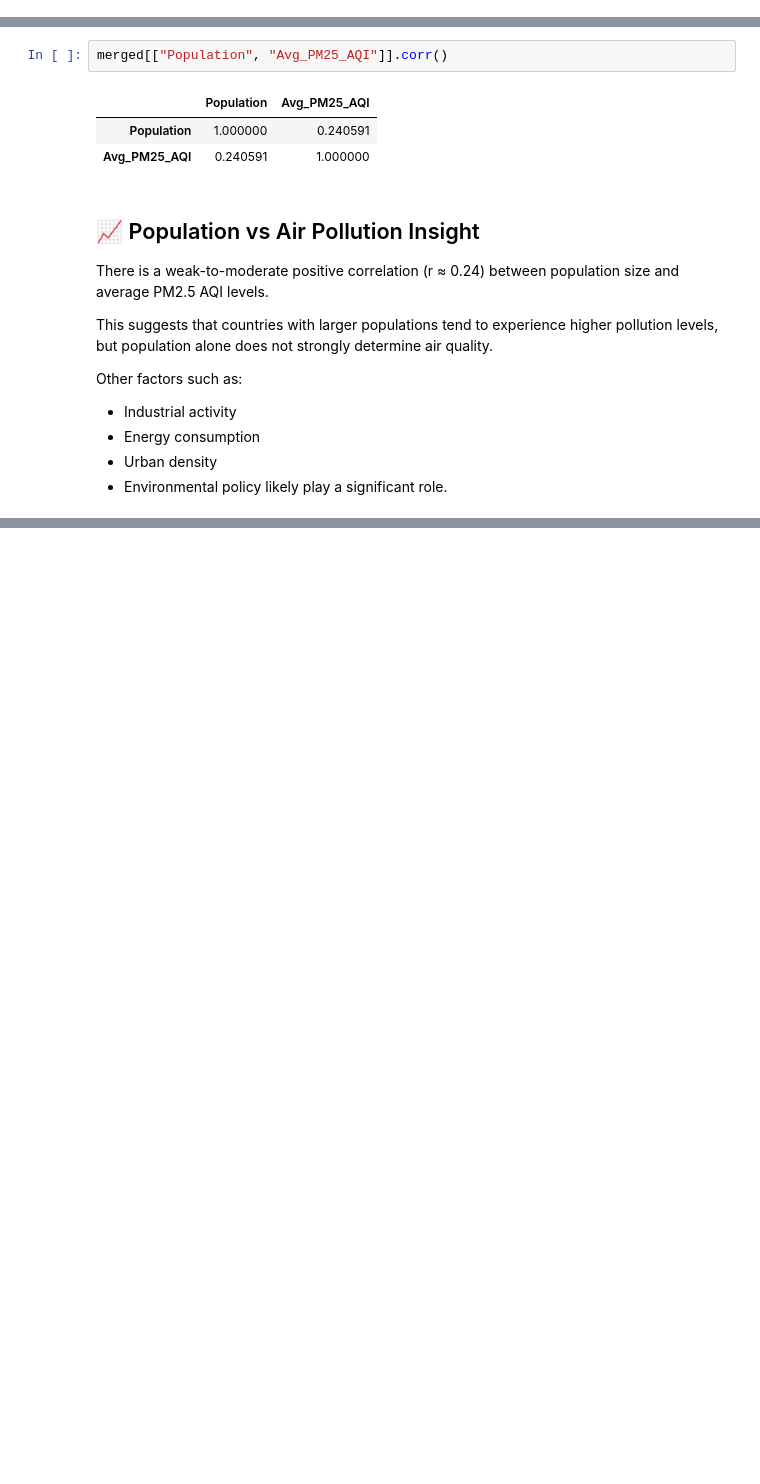
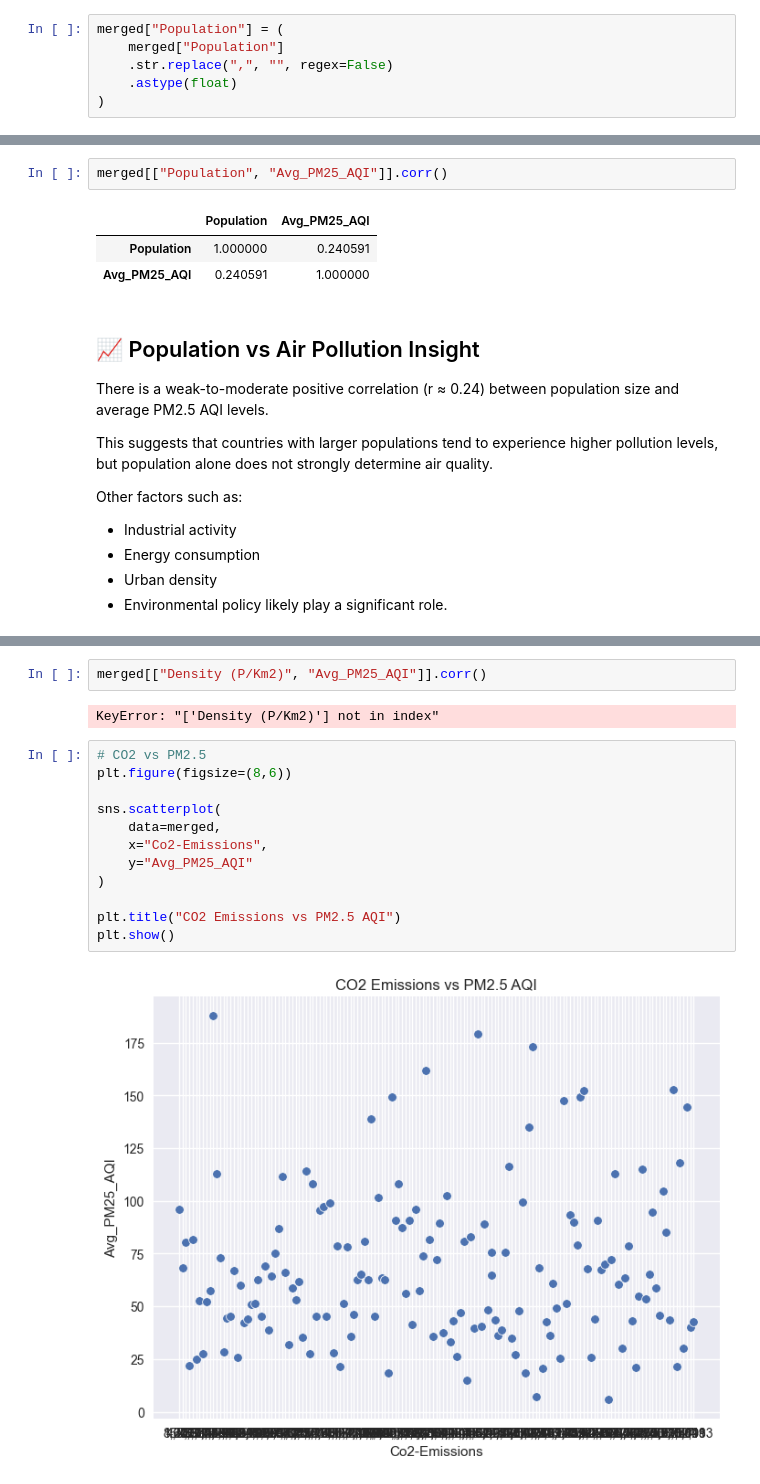
Before and after one commit to AbhilipsaPati0/Urban-Life-Intelligence-System, a Jupyter notebook: notebooks/global_environment_analysis.ipynb, the cells around one changed output, grey strips where cells are left out. Saved outputs shown, nothing was run; the diff lists cells and outputs as text; blank space fills up the shorter version.

```diff
--- a/notebooks/global_environment_analysis.ipynb
+++ b/notebooks/global_environment_analysis.ipynb
@@ -259,0 +297,6 @@ plt.show()
+# %%
+merged["Population"] = (
+    merged["Population"]
+    .str.replace(",", "", regex=False)
+    .astype(float)
+)
@@ -281,0 +359,18 @@ likely play a significant role.
+# %%
+merged[["Density (P/Km2)", "Avg_PM25_AQI"]].corr()
+# %% [output]
+KeyError: "['Density (P/Km2)'] not in index"
+# %%
+# CO2 vs PM2.5
+plt.figure(figsize=(8,6))
+
+sns.scatterplot(
+    data=merged,
+    x="Co2-Emissions",
+    y="Avg_PM25_AQI"
+)
+
+plt.title("CO2 Emissions vs PM2.5 AQI")
+plt.show()
+# %% [output]
+[figure, added]
```
Also changed, not shown: parts of 20 cells of this notebook.
